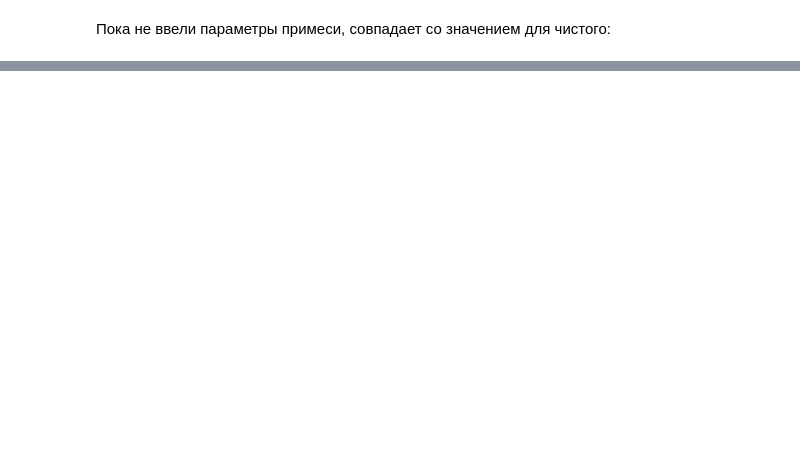
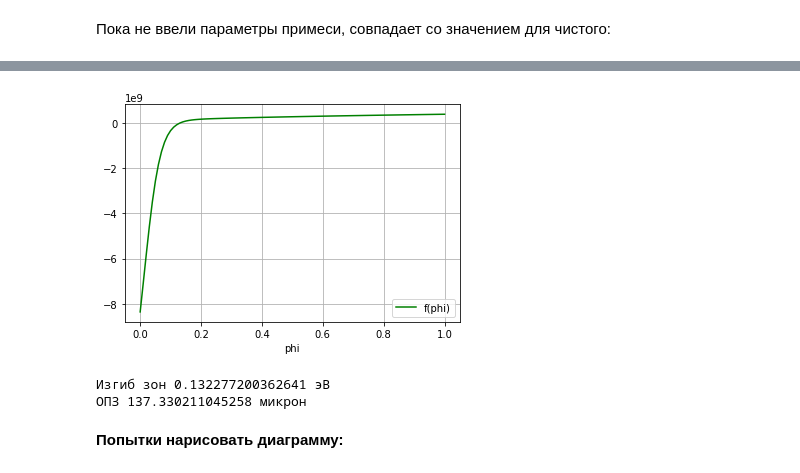
Before and after one commit to yanaa11/microelectronics_phys_project, a Jupyter notebook: playground.ipynb, the cells around one changed output, grey strips where cells are left out. Drawn from its saved outputs; the diff is of its cells as text; code cells hidden in the pictures; blank space fills up the shorter version.

Commit message:
Получилось посчитать изгиб зон и ОПЗ для GaAs

```diff
--- a/playground.ipynb
+++ b/playground.ipynb
@@ -99,0 +194,10 @@ pure_scond.fermi_level(T)/constants.eV
+# %%
+plt.plot(x_s, f_s, 'g', label="f(phi)")
+plt.grid()
+plt.xlabel('phi')
+#plt.xscale("log")
+#plt.yscale("log")
+plt.legend()
+plt.show()
+# %% [output]
+[figure, added]
@@ -99,0 +209,8 @@ pure_scond.fermi_level(T)/constants.eV
+# %%
+print('Изгиб зон', root[0], 'эВ')
+print('ОПЗ', W(root[0])*1e4, 'микрон')
+# %% [output]
+Изгиб зон 0.132277200362641 эВ
+ОПЗ 137.330211045258 микрон
+# %% [markdown]
+**Попытки нарисовать диаграмму:**
```
Also changed, not shown: parts of 28 cells of this notebook.
